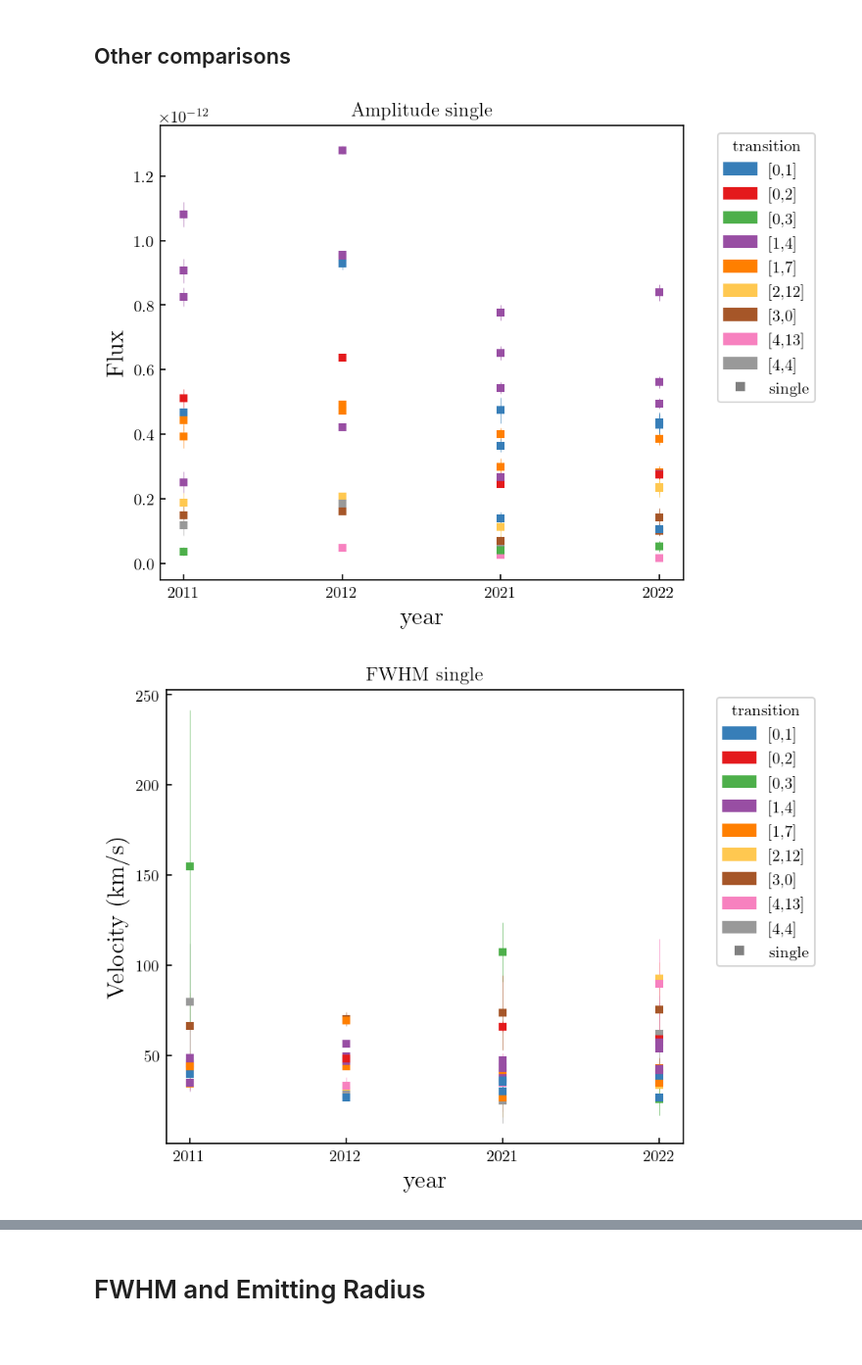
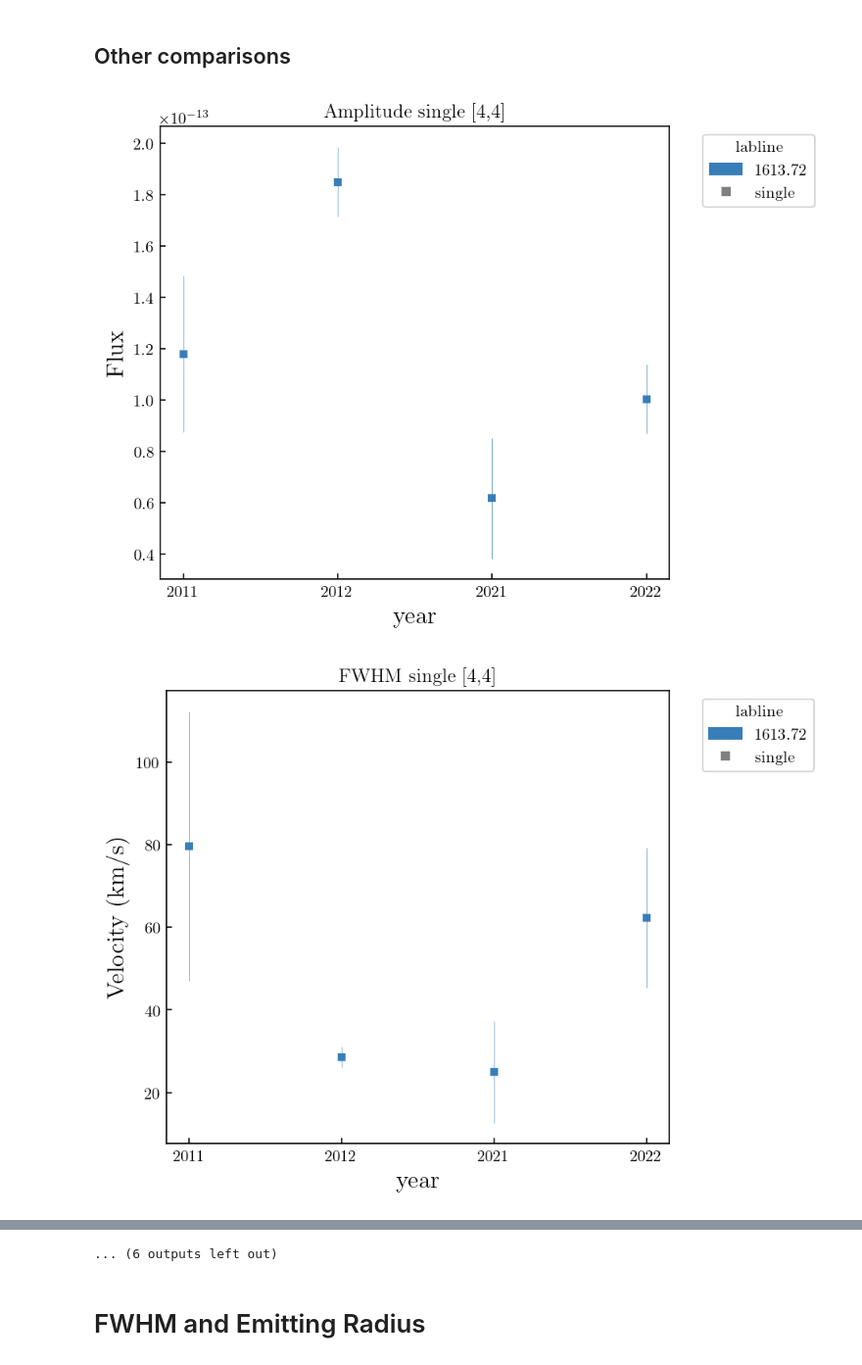
Before and after one commit to PK0207/scripts_by_me, a Jupyter notebook: research24/component_analysis.ipynb, the cells around one changed output, grey strips where cells are left out. Shown at 98% size. Cells and saved outputs as stored; diff of their text form; code cells hidden in the pictures.

```diff
--- a/research24/component_analysis.ipynb
+++ b/research24/component_analysis.ipynb
@@ -597,9 +597,12 @@ plot_progression_by_transition(BC_conf, ['NC', 'single'])
 [figure]
 # %% [markdown]
 ## Other comparisons
+# %%
+SC_transitions = ['[0,2]', '[1,4]', '[1,7]']
+SC_df = all_df_pruned[~all_df_pruned['transition'].isin(SC_transitions)]
 # %%
-plot_progression(all_df_pruned, ['single'])
+plot_progression_by_transition(SC_df, ['single'])
 #plot_progression(BC_conf, ['NC', 'BC', 'single'])
 # %% [output]
-[figure, old version]
+[figure, new version]
-[figure, old version]
+[figure, new version]
@@ -607,3 +619,4 @@ plot_progression(all_df_pruned, ['single'])
+... (6 outputs left out)
 # %% [markdown]
 # FWHM and Emitting Radius
 # %%
```
Also changed, not shown: parts of 7 cells of this notebook, 1 other file.
